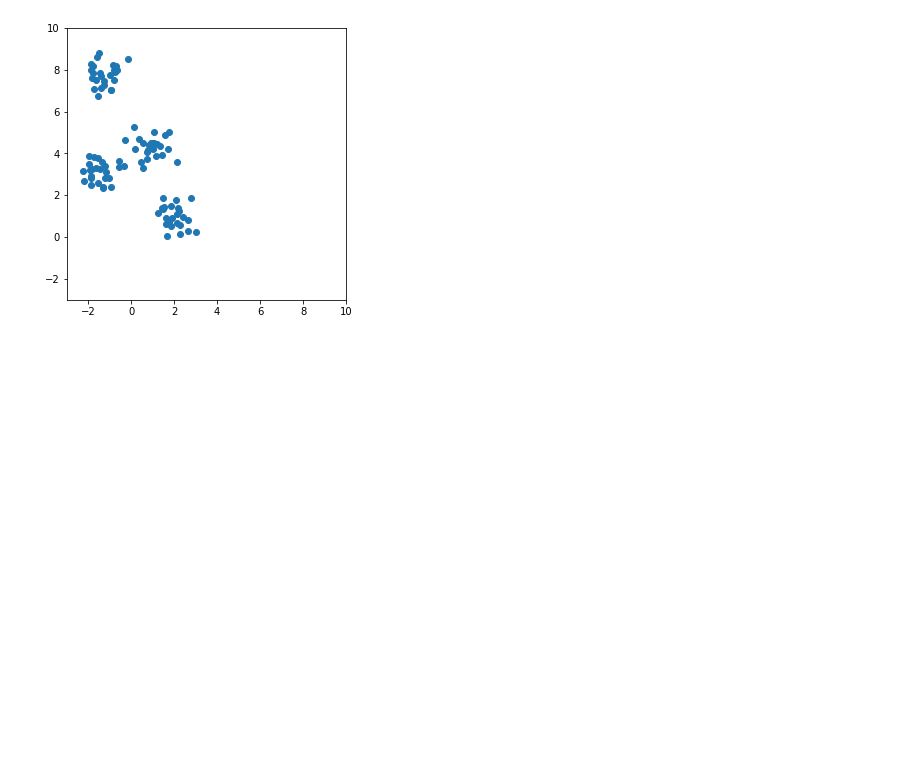
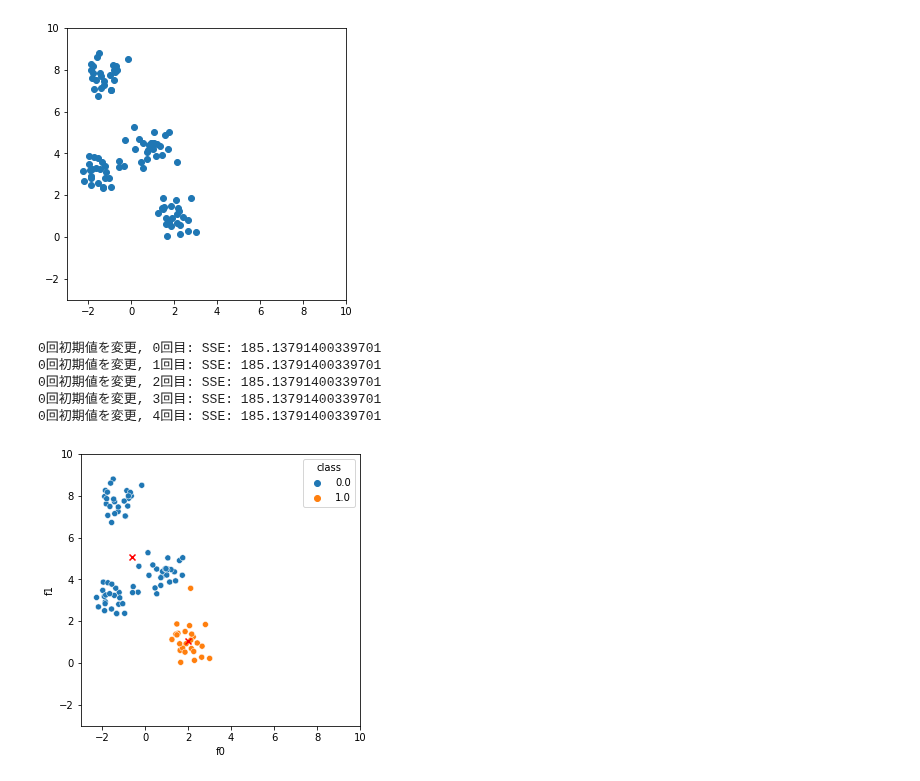
Before and after one commit to yutoJ/ml-learning, a Jupyter notebook: scratch_k-means.ipynb, the cells around one changed output. Drawn from its saved outputs; the diff is of its cells as text; code cells hidden in the pictures; blank space fills up the shorter version.

```diff
--- a/scratch_k-means.ipynb
+++ b/scratch_k-means.ipynb
@@ -123,4 +128,16 @@ plt.scatter(X[:,0], X[:,1], label="data")
 # %% [output]
 <matplotlib.collections.PathCollection at 0x...>
 [figure]
+# %%
+# 問題7 cluster 2
+km = ScratchKMeans(2, 1, 5, 0, verbose=True)
+km.fit(X)
+display_plot(X, km)
+# %% [output]
+0回初期値を変更, 0回目: SSE: 185.13791400339701
+0回初期値を変更, 1回目: SSE: 185.13791400339701
+0回初期値を変更, 2回目: SSE: 185.13791400339701
+0回初期値を変更, 3回目: SSE: 185.13791400339701
+0回初期値を変更, 4回目: SSE: 185.13791400339701
+[figure, added]
 # %%
```
Also changed, not shown: parts of 68 cells of this notebook.
